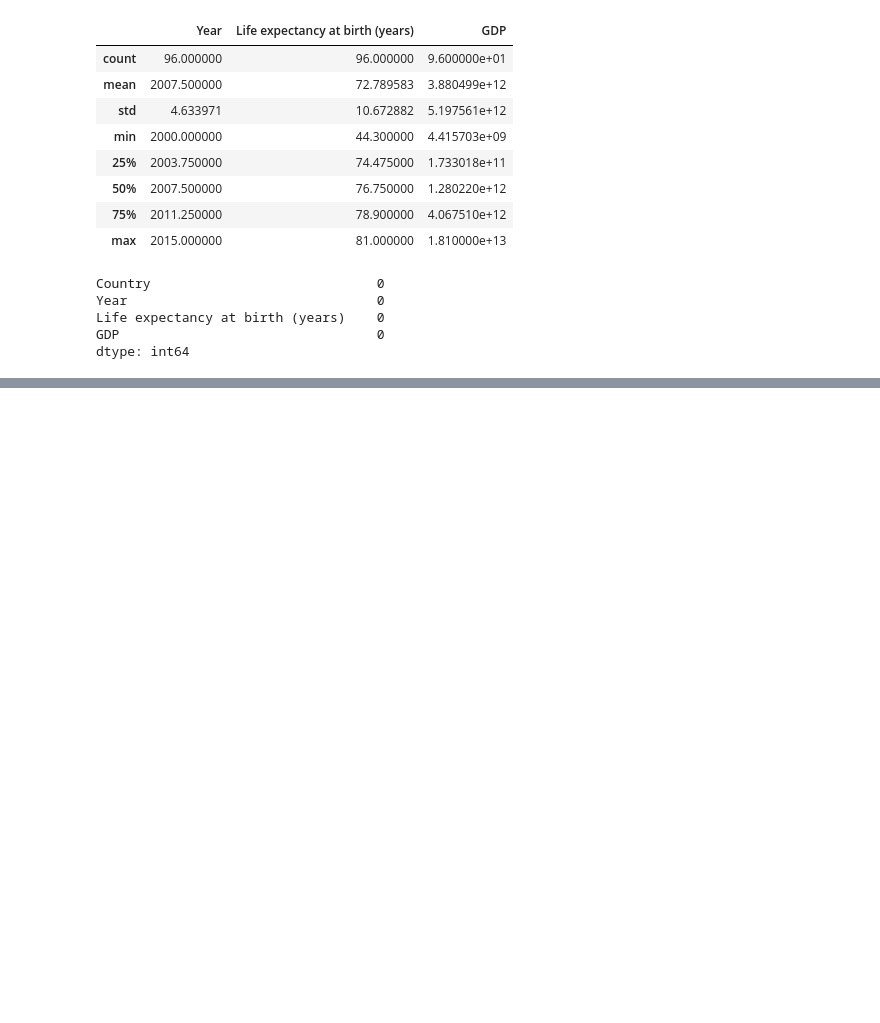
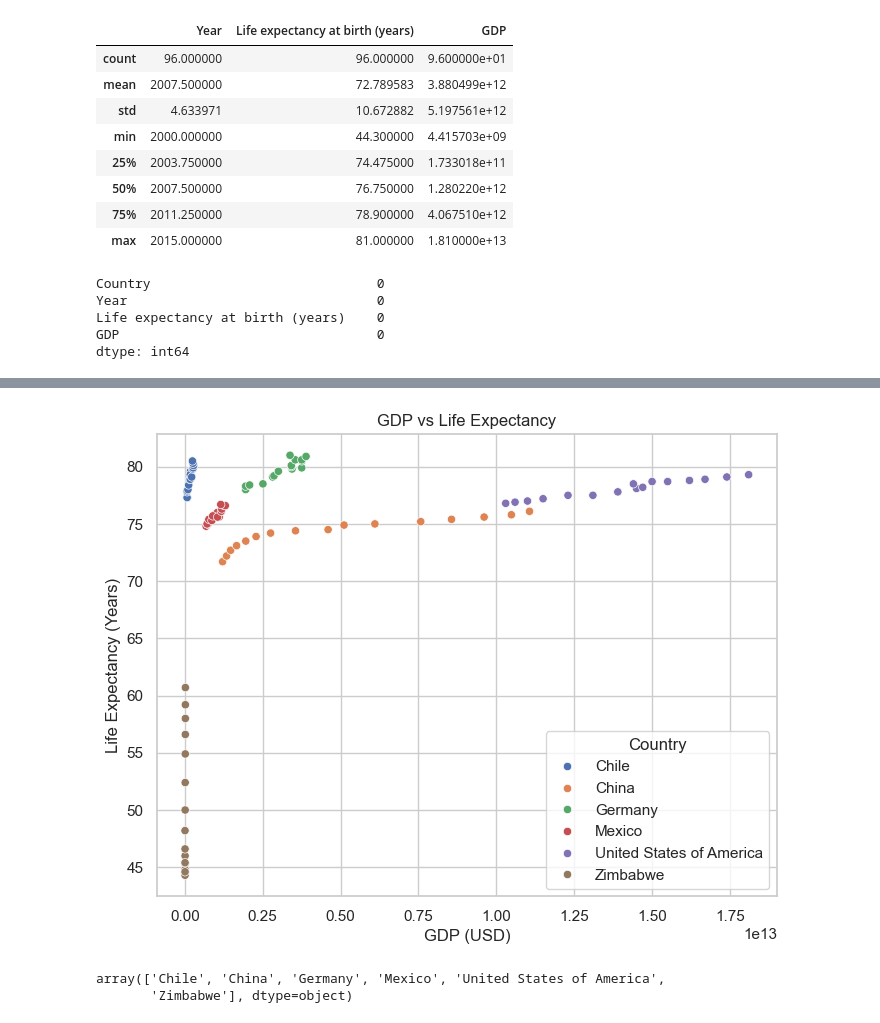
Before and after one commit to aadil-221B/GDP-Life-Expectancy-Portfolio, a Jupyter notebook: notebooks/Load_Data.ipynb, the cells around one changed output, grey strips where cells are left out. Cells and saved outputs as stored; diff of their text form; code cells hidden in the pictures; blank space fills up the shorter version.

```diff
--- a/notebooks/Load_Data.ipynb
+++ b/notebooks/Load_Data.ipynb
@@ -42,0 +191,20 @@ dtype: int64
+# %%
+# Multivariate Analysis
+# Scatter plot: GDP vs Life Expectancy For Each Country
+plt.figure(figsize=(8, 6))
+sns.scatterplot(x='GDP', y='Life expectancy at birth (years)',hue="Country", data=data)
+plt.title('GDP vs Life Expectancy')
+plt.xlabel('GDP (USD)')
+plt.ylabel('Life Expectancy (Years)')
+scatter_plot_path = os.path.join(visualization_folder, "GDP_vs_LE_by_Contry.png")
+plt.savefig(scatter_plot_path, bbox_inches="tight")
+plt.show()
+plt.close()
+# %% [output]
+[figure, added]
+# %%
+countries = data.Country.unique()
+countries
+# %% [output]
+array(['Chile', 'China', 'Germany', 'Mexico', 'United States of America',
+       'Zimbabwe'], dtype=object)
```
Also changed, not shown: parts of 22 cells of this notebook, 12 other files.
